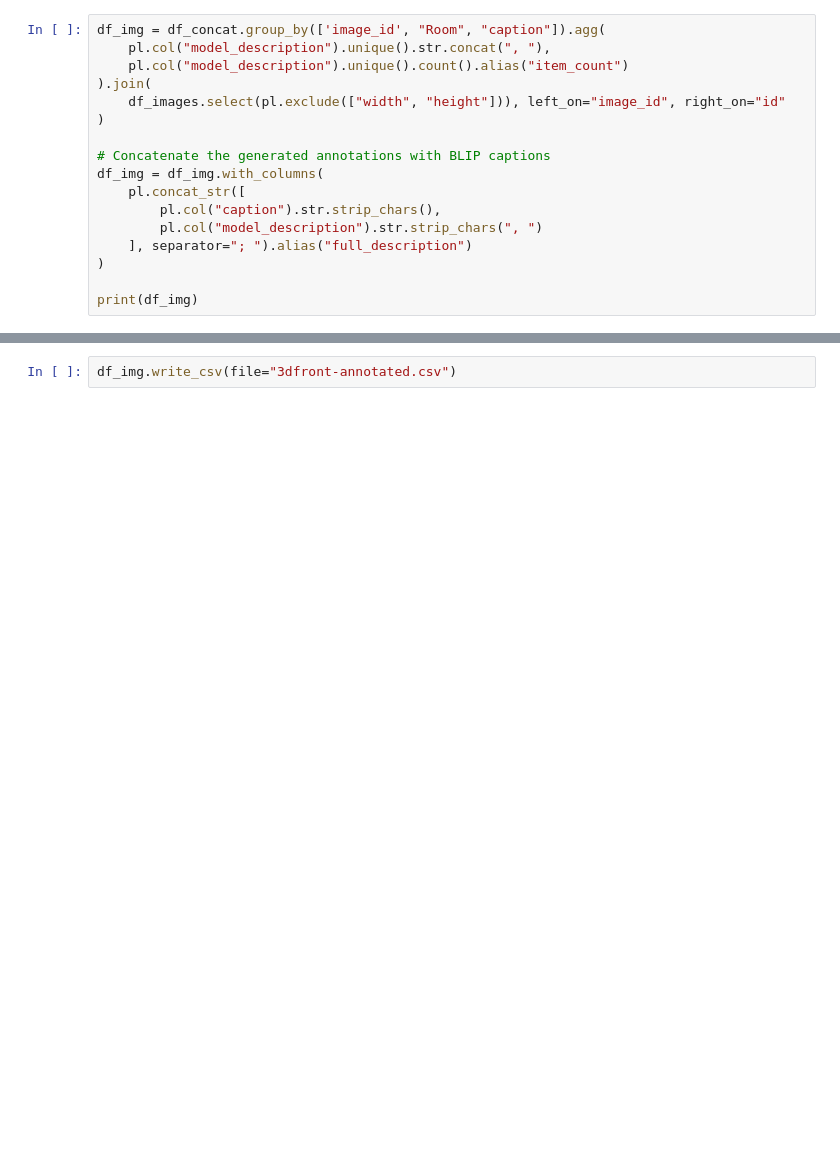
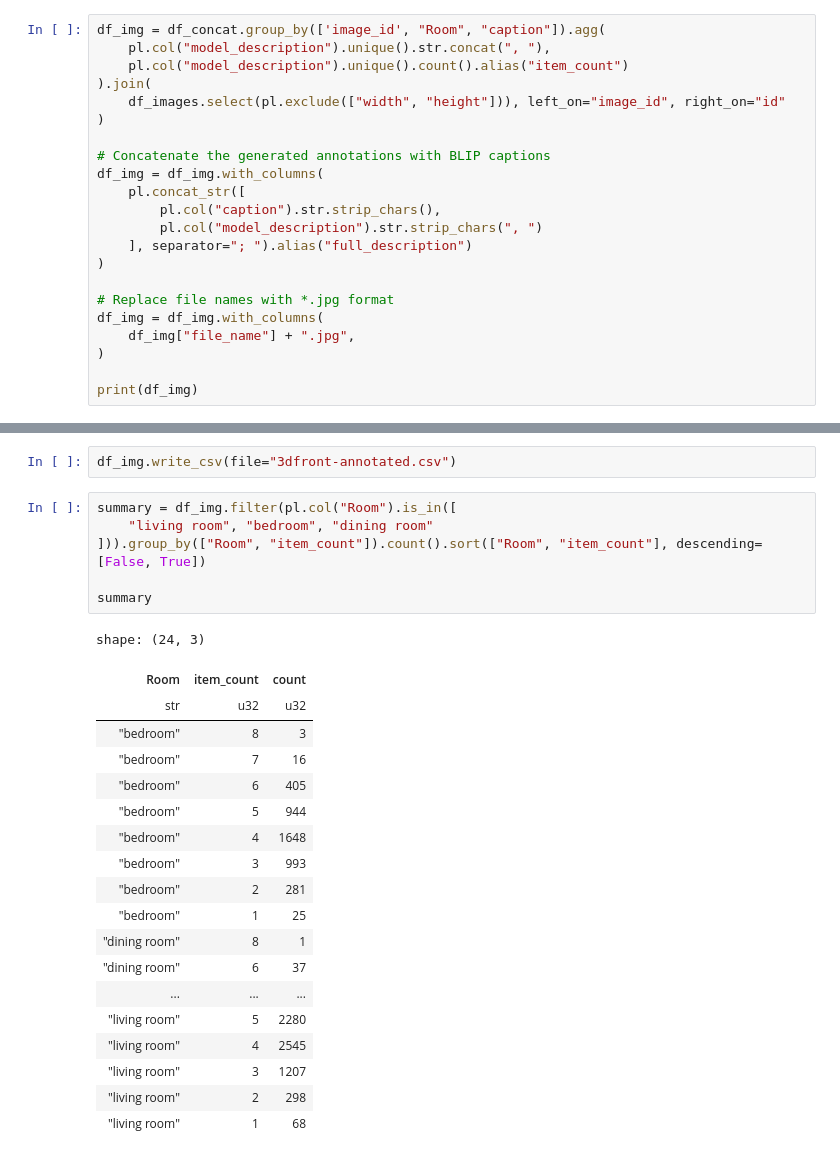
Before and after one commit to e1113633/PRS-PM-2023-07-01-GRP5-roomifAI, a Jupyter notebook: SystemCode/src/data_preparation/03_data_processing_scenes_3dfuture_captions.ipynb, the cells around one changed output, grey strips where cells are left out. Cells and saved outputs as stored; diff of their text form; blank space fills up the shorter version.

```diff
--- a/SystemCode/src/data_preparation/03_data_processing_scenes_3dfuture_captions.ipynb
+++ b/SystemCode/src/data_preparation/03_data_processing_scenes_3dfuture_captions.ipynb
@@ -122,6 +120,11 @@ df_img = df_img.with_columns(
     ], separator="; ").alias("full_description")
 )
 
+# Replace file names with *.jpg format
+df_img = df_img.with_columns(
+    df_img["file_name"] + ".jpg",
+)
+
 print(df_img)
 # %% [output]
 shape: (14_761, 7)
@@ -144,2 +147,28 @@ shape: (14_761, 7)
 # %%
 df_img.write_csv(file="3dfront-annotated.csv")
+# %%
+summary = df_img.filter(pl.col("Room").is_in([
+    "living room", "bedroom", "dining room"
+])).group_by(["Room", "item_count"]).count().sort(["Room", "item_count"], descending=[False, True])
+
+summary
+# %% [output]
+shape: (24, 3)
+| Room | item_count | count |
+| str | u32 | u32 |
+| "bedroom" | 8 | 3 |
+| "bedroom" | 7 | 16 |
+| "bedroom" | 6 | 405 |
+| "bedroom" | 5 | 944 |
+| "bedroom" | 4 | 1648 |
+| "bedroom" | 3 | 993 |
+| "bedroom" | 2 | 281 |
+| "bedroom" | 1 | 25 |
+| "dining room" | 8 | 1 |
+| "dining room" | 6 | 37 |
+| ... | ... | ... |
+| "living room" | 5 | 2280 |
+| "living room" | 4 | 2545 |
+| "living room" | 3 | 1207 |
+| "living room" | 2 | 298 |
+| "living room" | 1 | 68 |
```
Also changed, not shown: parts of 23 cells of this notebook, 46 other files.
